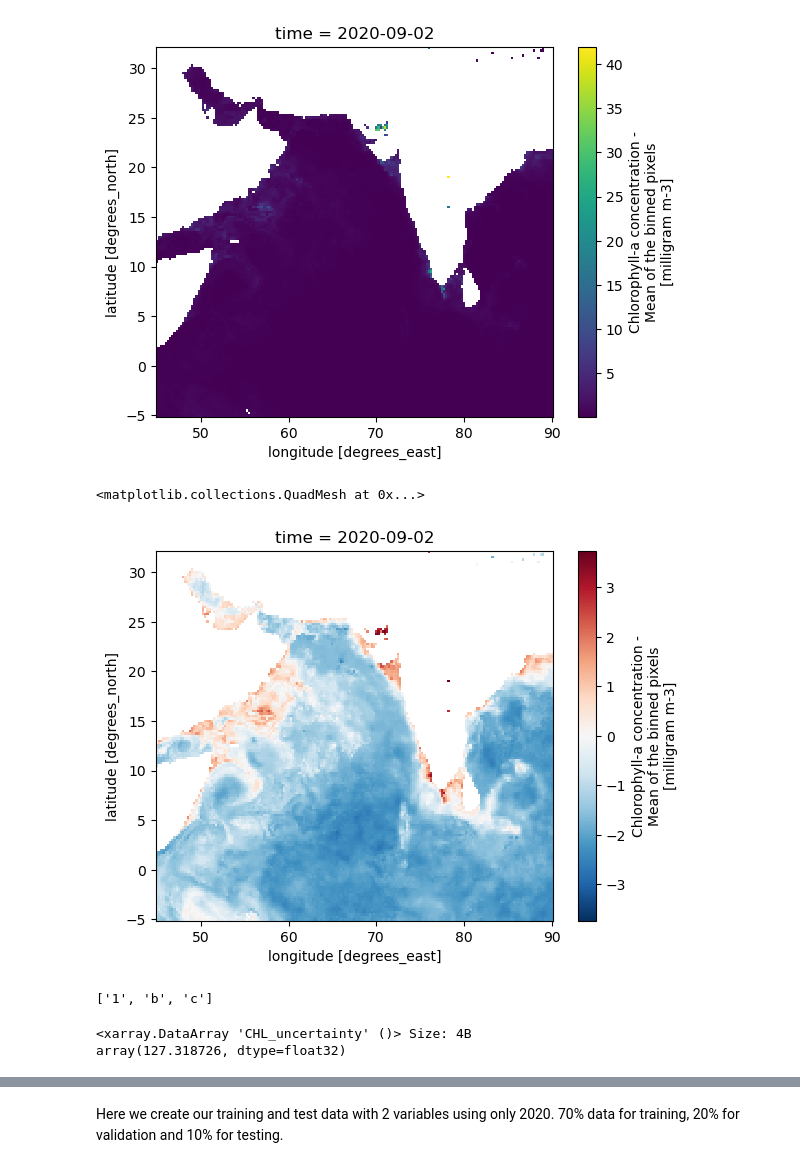
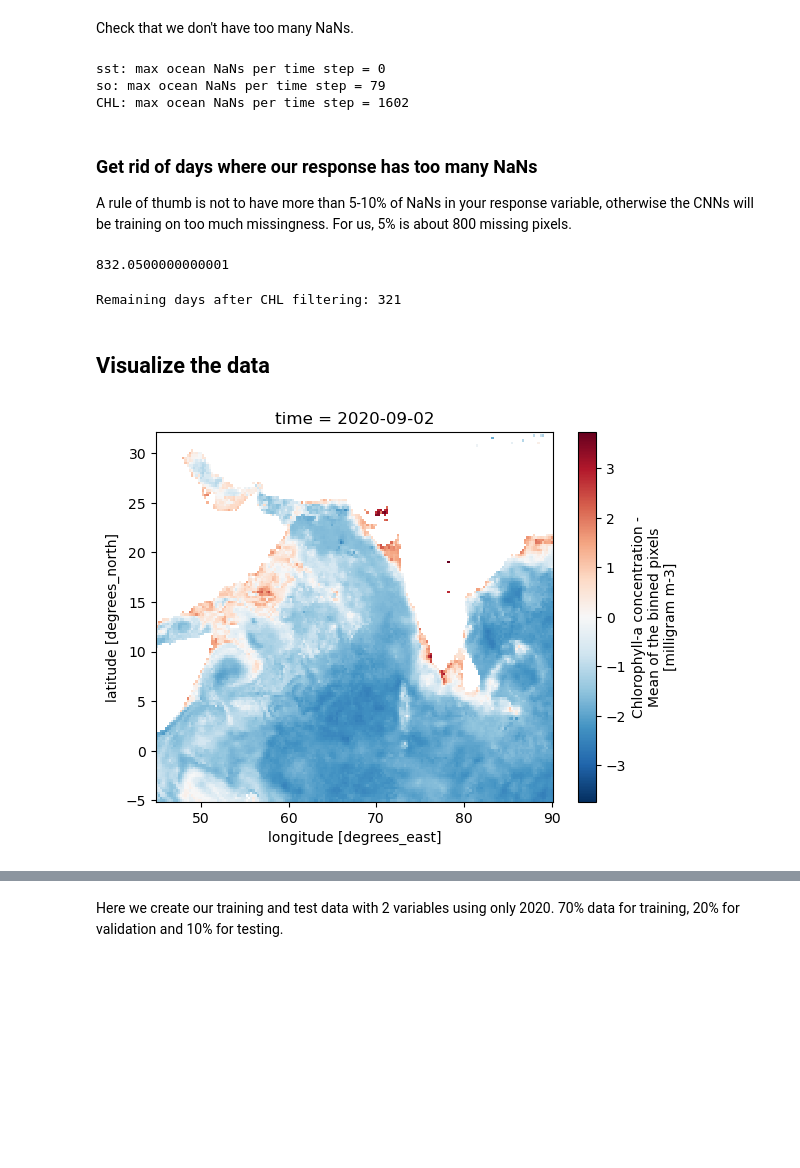
Before and after one commit to ocean-satellite-tools/mind-the-chl-gap, a Jupyter notebook: book/notebooks/CHL_prediction_CNN.ipynb, the cells around one changed output, grey strips where cells are left out. Saved outputs shown, nothing was run; the diff lists cells and outputs as text; code cells hidden in the pictures; blank space fills up the shorter version.

```diff
--- a/book/notebooks/CHL_prediction_CNN.ipynb
+++ b/book/notebooks/CHL_prediction_CNN.ipynb
@@ -71,0 +71,4 @@ Data variables: (12/27)
+# %%
+# read in the Zarr file; a 3D (time, lat, lon) cube for a bunch of variables in the Indian Ocean
+zarr_ds = xr.open_zarr("~/shared/mind_the_chl_gap/IO.zarr")
+zarr_ds
@@ -72,29 +213,49 @@ Data variables: (12/27)
+# %% [markdown]
+Check that we don't have too many NaNs.
+# %%
+# Broadcast to 3D: (time, lat, lon)
+mask_xr = zarr_CHL["ocean_mask"]
+mask_3d = mask_xr.broadcast_like(zarr_CHL["sst"])
+
+# Count NaNs over ocean only
+for var in ["sst", "so", "CHL"]:
+    var_data = zarr_CHL[var]
+    ocean_nan = np.isnan(var_data) & mask_3d
+    max_nan = ocean_nan.sum(dim=["lat", "lon"]).max().compute()
+    print(f"{var}: max ocean NaNs per time step = {int(max_nan)}")
+# %% [output]
+sst: max ocean NaNs per time step = 0
+so: max ocean NaNs per time step = 79
+CHL: max ocean NaNs per time step = 1602
+# %% [markdown]
+### Get rid of days where our response has too many NaNs
+
+A rule of thumb is not to have more than 5-10% of NaNs in your response variable, otherwise the CNNs will be training on too much missingness. For us, 5% is about 800 missing pixels.
+# %%
+0.05 * zarr_CHL["ocean_mask"].sum().values
+# %% [output]
+832.0500000000001
+# %%
+# Create 3D mask (True = valid ocean pixel)
+mask_3d = zarr_CHL["ocean_mask"].broadcast_like(zarr_CHL["CHL"])
+
+# Count missing CHL values over ocean for each time step
+chl_nan = np.isnan(zarr_CHL["CHL"]) & mask_3d
+chl_nan_count = chl_nan.sum(dim=["lat", "lon"])
+
+# Set threshold: exclude days with too much missing CHL
+valid_times = chl_nan_count < 832
+
+# Apply time filtering
+zarr_CHL = zarr_CHL.sel(time=valid_times)
+print(f"Remaining days after CHL filtering: {zarr_CHL.sizes['time']}")
+# %% [output]
+Remaining days after CHL filtering: 321
+# %% [markdown]
+## Visualize the data
 # %%
-p = zarr_CHL.sel(time='2020-09-02').CHL.plot(y='lat', x='lon')
+date_to_predict = '2020-09-02'
+# log scale
+np.log(zarr_CHL.CHL.sel(time=date_to_predict)).plot(y='lat', x='lon');
 # %% [output]
-[figure, old version]
+[figure, new version]
-# %%
-# log scale
-np.log(zarr_CHL.sel(time='2020-09-02').CHL).plot(y='lat', x='lon')
-# %% [output]
-<matplotlib.collections.QuadMesh at 0x...>
-[figure, removed]
-# %%
-# xr.merge((zarr_CHL.CHL, zarr_CHL.sst))
-zarr_test = zarr_CHL.copy()
-zarr_test['CHL'] = np.log(zarr_CHL.CHL).copy()
-# zarr_test
-zarr_test.CHL[0].compute() - zarr_CHL.CHL[0].compute()
-shape = (100, ) + zarr_test.CHL.shape[1:]
-# xr.array(zarr_test.CHL, chunks=shape)
-zarr_test.sel(time=slice('2020-01-01', '2020-9-30'))
-zarr_test['CHL'] = (('time', 'lat', 'lon'), da.where(da.isnan(zarr_CHL.CHL), 10E-10, zarr_CHL.CHL))
-a = ['1', 'b']
-a+['c']
-# %% [output]
-['1', 'b', 'c']
-# %%
-zarr_CHL.CHL_uncertainty.max().compute()
-# %% [output]
-<xarray.DataArray 'CHL_uncertainty' ()> Size: 4B
-array(127.318726, dtype=float32)
```
Also changed, not shown: parts of 32 cells of this notebook.
